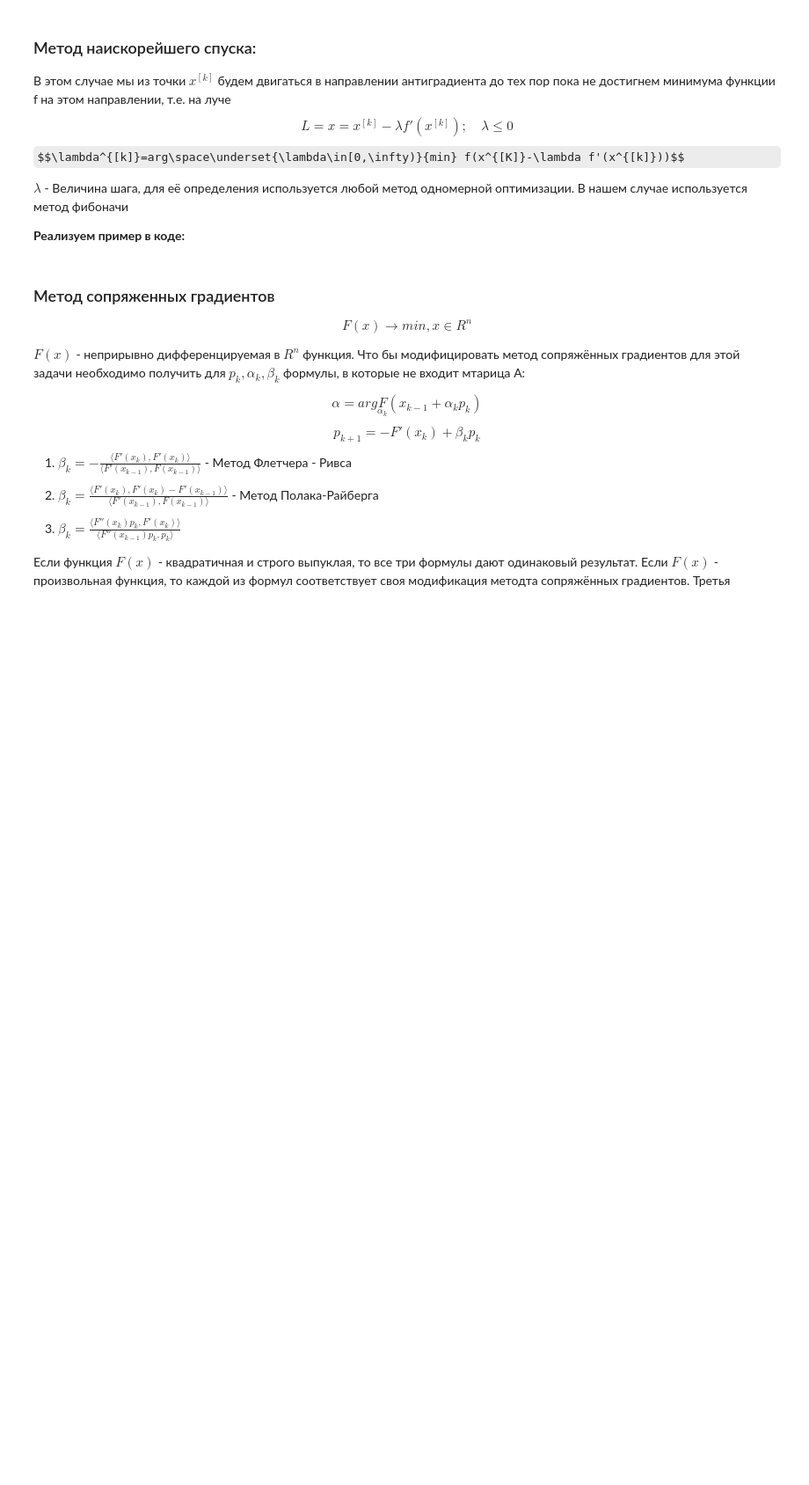
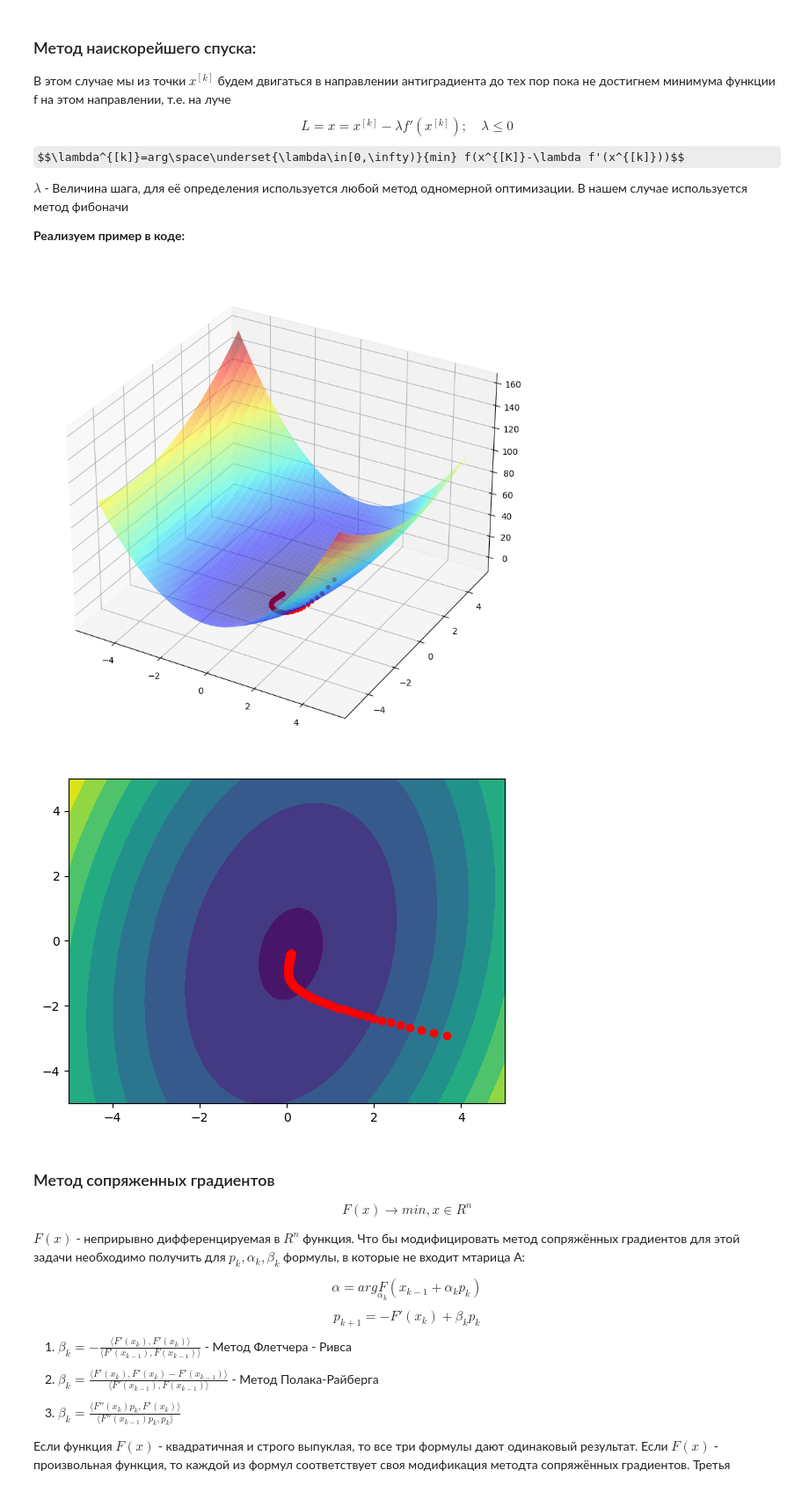
Before and after one commit to Iamnotagenius/Primat, a Jupyter notebook: lab-3/lab-3.ipynb, the cells around one changed output. Shown at 88% size. Saved outputs shown, nothing was run; the diff lists cells and outputs as text; code cells hidden in the pictures; some formulas as TeX source; blank space fills up the shorter version.

```diff
--- a/lab-3/lab-3.ipynb
+++ b/lab-3/lab-3.ipynb
@@ -167,48 +167,52 @@ $\lambda$  - Величина шага, для её определения ис
 
 **Реализуем пример в коде:**
 # %%
-
-# строим график функции
 axes = new_axes(f)
 
 def fibonacci_search(f, a, b, n=100):
     fib = [1, 1]
     for i in range(2, n+1):
         fib.append(fib[i-1] + fib[i-2])
     rho = (fib[n-2] / fib[n]) * (b - a)
     x1 = a + rho
     x2 = b - rho
     f1 = f(x1)
     f2 = f(x2)
     for i in range(n-1):
         if f1 < f2:
             b = x2
             x2 = x1
             f2 = f1
             rho = (fib[n-i-3] / fib[n-i-1]) * (b - a)
             x1 = a + rho
             f1 = f(x1)
         else:
             a = x1
             x1 = x2
             f1 = f2
             rho = (fib[n-i-3] / fib[n-i-1]) * (b - a)
             x2 = b - rho
             f2 = f(x2)
     return (a + b) / 2
 
-def gradient_descent(f, x0, y0, alpha=0.01, epsilon=0.0001, max_iter=1000):
+def gradient_descent(f, x0, alpha=0.01, epsilon=0.0001, max_iter=1000):
     x = x0
-    y = y0
-    for i in range(max_iter):
-        g = grad(f, x, y)
+    for _ in range(max_iter):
+        g = grad(f, x)
         if abs(g[0]) < epsilon and abs(g[1]) < epsilon:
             break
-        d = [-alpha * g[0], -alpha * g[1]]
-        a = fibonacci_search(lambda t: f(x + t*d[0], y + t*d[1]), 0, 1)
-        x += a*d[0]
-        y += a*d[1]
-    return (x, y)
+        d = -alpha*g
+        a = fibonacci_search(lambda t: f(x + t*d), 0, 1)
+        x = x + a*d
+        scatter(axes, *x, f(x), color='red')
+    return x
+
+gradient_descent(f, start_point)
+
+plt.show()
+# %% [output]
+[figure, added]
+[figure, added]
 # %% [markdown]
 ### Метод сопряженных градиентов
 
```
Also changed, not shown: parts of 3 cells of this notebook.
